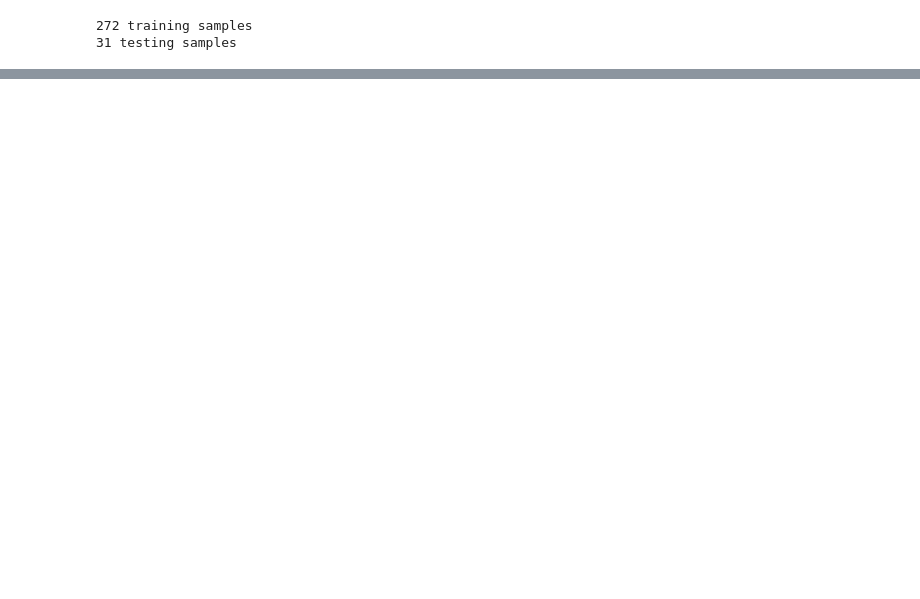
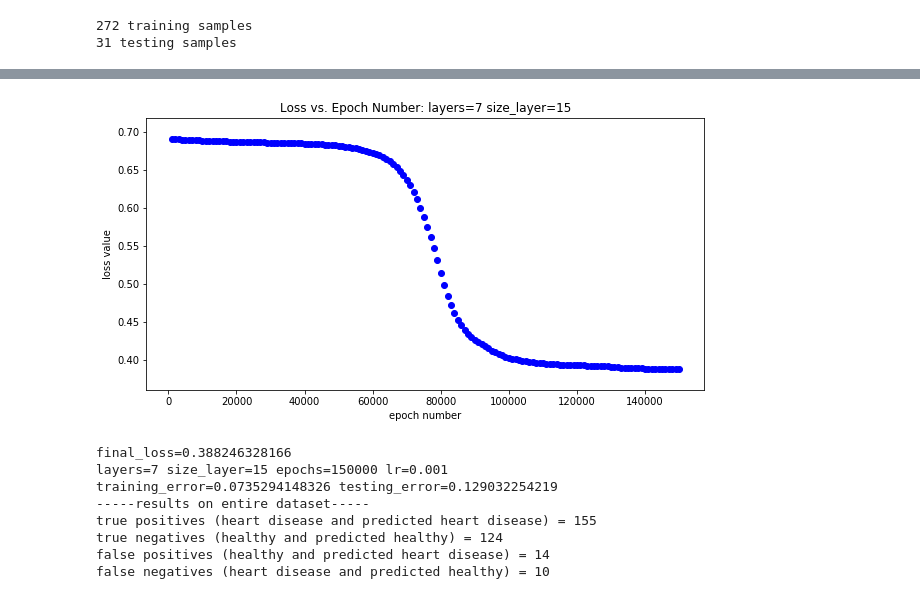
Before and after one commit to nseidl/ml_heart_disease, a Jupyter notebook: src/NeuralNetwork.ipynb, the cells around one changed output, grey strips where cells are left out. Saved outputs shown, nothing was run; the diff lists cells and outputs as text; code cells hidden in the pictures; blank space fills up the shorter version.

```diff
--- a/src/NeuralNetwork.ipynb
+++ b/src/NeuralNetwork.ipynb
@@ -365,0 +456,18 @@ false negatives (heart disease and predicted healthy) = 10
+# %%
+config = {
+    'num_layers': 7,
+    'size_layer': 15,
+    'epochs': 150000,
+    'lr': 0.001
+}
+do_config(config, copy.deepcopy(training), copy.deepcopy(testing), all_xs_orig_vals)
+# %% [output]
+[figure, added]
+final_loss=0.388246328166
+layers=7 size_layer=15 epochs=150000 lr=0.001
+training_error=0.0735294148326 testing_error=0.129032254219
+-----results on entire dataset-----
+true positives (heart disease and predicted heart disease) = 155
+true negatives (healthy and predicted healthy) = 124
+false positives (healthy and predicted heart disease) = 14
+false negatives (heart disease and predicted healthy) = 10
```
Also changed, not shown: parts of 8 cells of this notebook.
